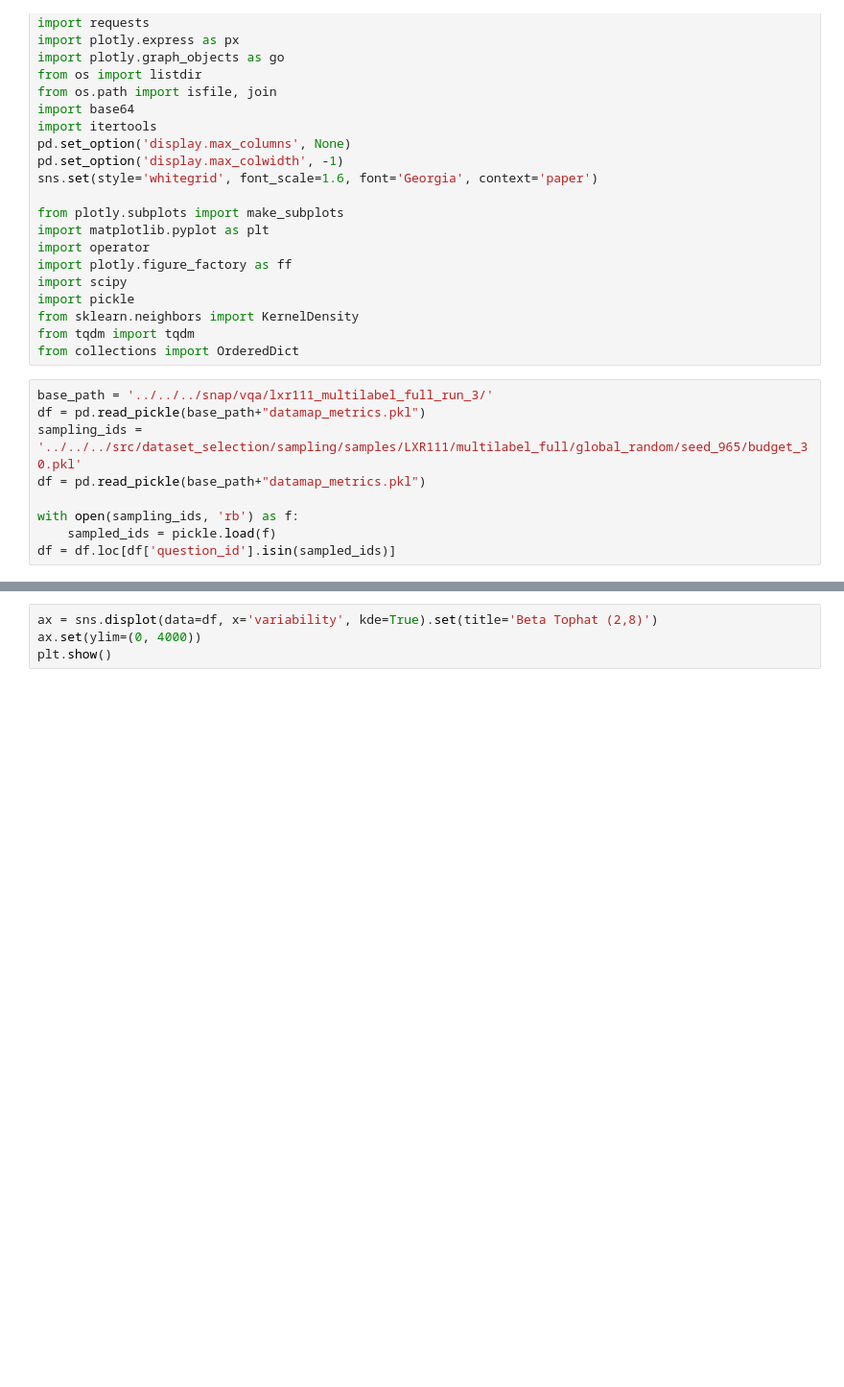
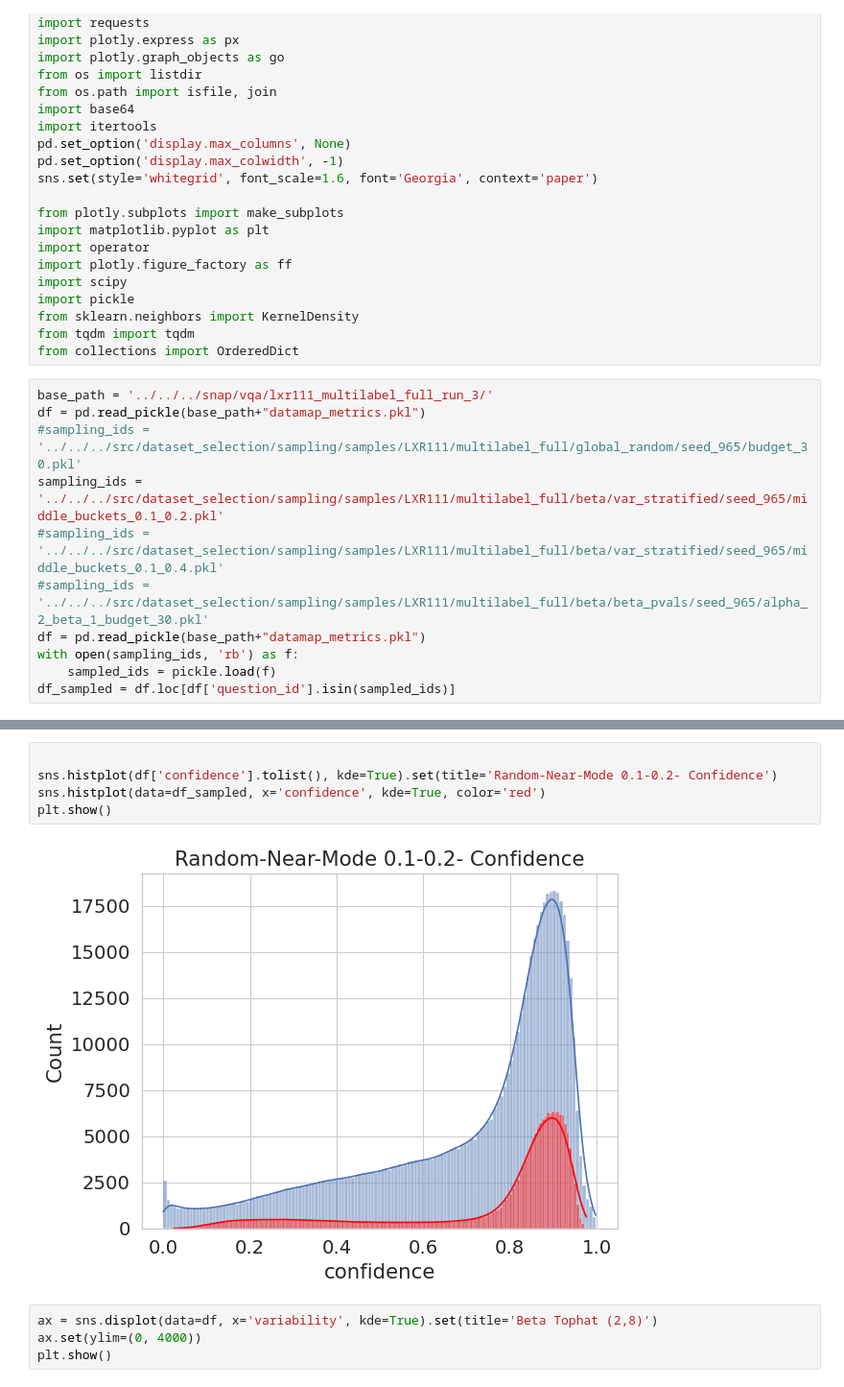
Before and after one commit to jr4fs/vl-pretraining, a Jupyter notebook: src/dataset_selection/sampling/beta_sampling_variability_distributions.ipynb, the cells around one changed output, grey strips where cells are left out. Shown: that part at 96% size. Cells and saved outputs as stored; diff of their text form; blank space fills up the shorter version.

```diff
--- a/src/dataset_selection/sampling/beta_sampling_variability_distributions.ipynb
+++ b/src/dataset_selection/sampling/beta_sampling_variability_distributions.ipynb
@@ -32,9 +32,11 @@ from collections import OrderedDict
 # %%
 base_path = '../../../snap/vqa/lxr111_multilabel_full_run_3/'
 df = pd.read_pickle(base_path+"datamap_metrics.pkl")
-sampling_ids = '../../../src/dataset_selection/sampling/samples/LXR111/multilabel_full/global_random/seed_965/budget_30.pkl'
+#sampling_ids = '../../../src/dataset_selection/sampling/samples/LXR111/multilabel_full/global_random/seed_965/budget_30.pkl'
+sampling_ids = '../../../src/dataset_selection/sampling/samples/LXR111/multilabel_full/beta/var_stratified/seed_965/middle_buckets_0.1_0.2.pkl'
+#sampling_ids = '../../../src/dataset_selection/sampling/samples/LXR111/multilabel_full/beta/var_stratified/seed_965/middle_buckets_0.1_0.4.pkl'
+#sampling_ids = '../../../src/dataset_selection/sampling/samples/LXR111/multilabel_full/beta/beta_pvals/seed_965/alpha_2_beta_1_budget_30.pkl'
 df = pd.read_pickle(base_path+"datamap_metrics.pkl")
-
 with open(sampling_ids, 'rb') as f:
     sampled_ids = pickle.load(f)
-df = df.loc[df['question_id'].isin(sampled_ids)]
+df_sampled = df.loc[df['question_id'].isin(sampled_ids)]
@@ -48,3 +43,10 @@ plt.show()
+# %%
+
+sns.histplot(df['confidence'].tolist(), kde=True).set(title='Random-Near-Mode 0.1-0.2- Confidence')
+sns.histplot(data=df_sampled, x='confidence', kde=True, color='red')
+plt.show()
+# %% [output]
+[figure, added]
 # %%
 ax = sns.displot(data=df, x='variability', kde=True).set(title='Beta Tophat (2,8)')
 ax.set(ylim=(0, 4000))
```
Also changed, not shown: parts of 1 cell of this notebook, 4 other files.
